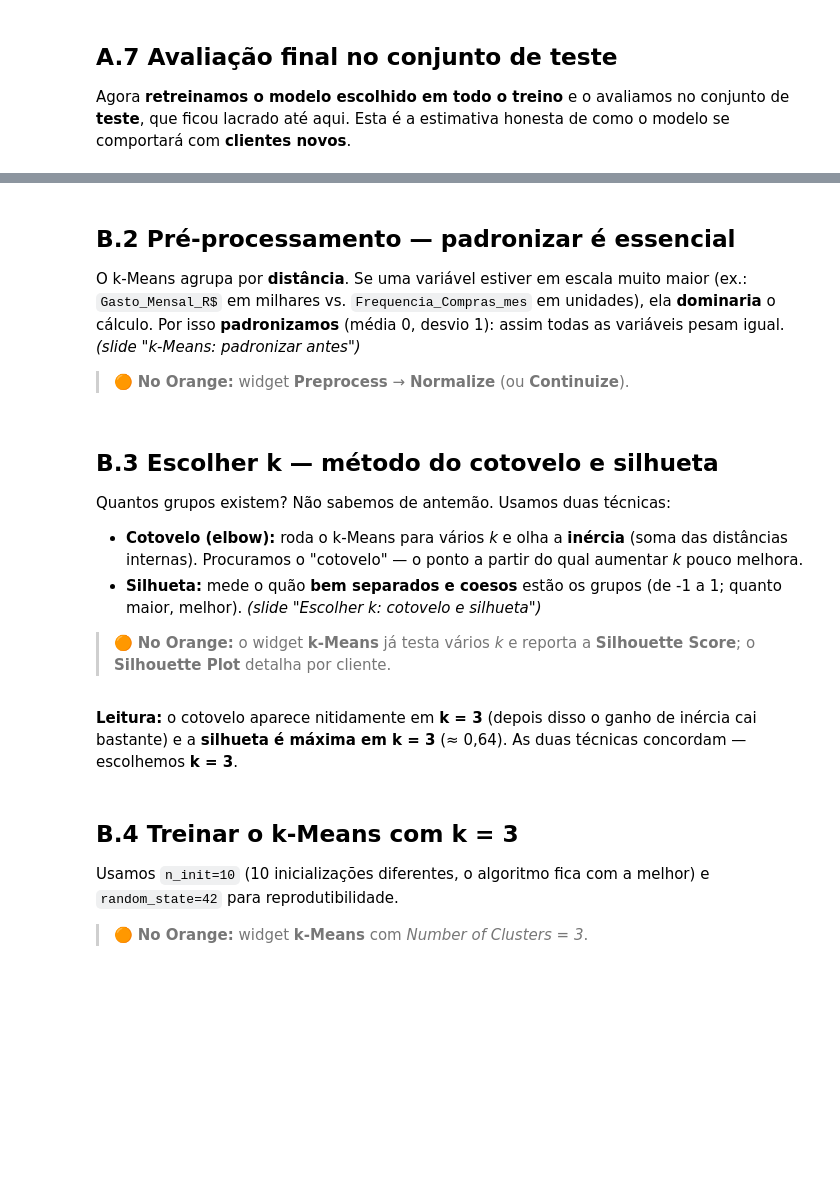
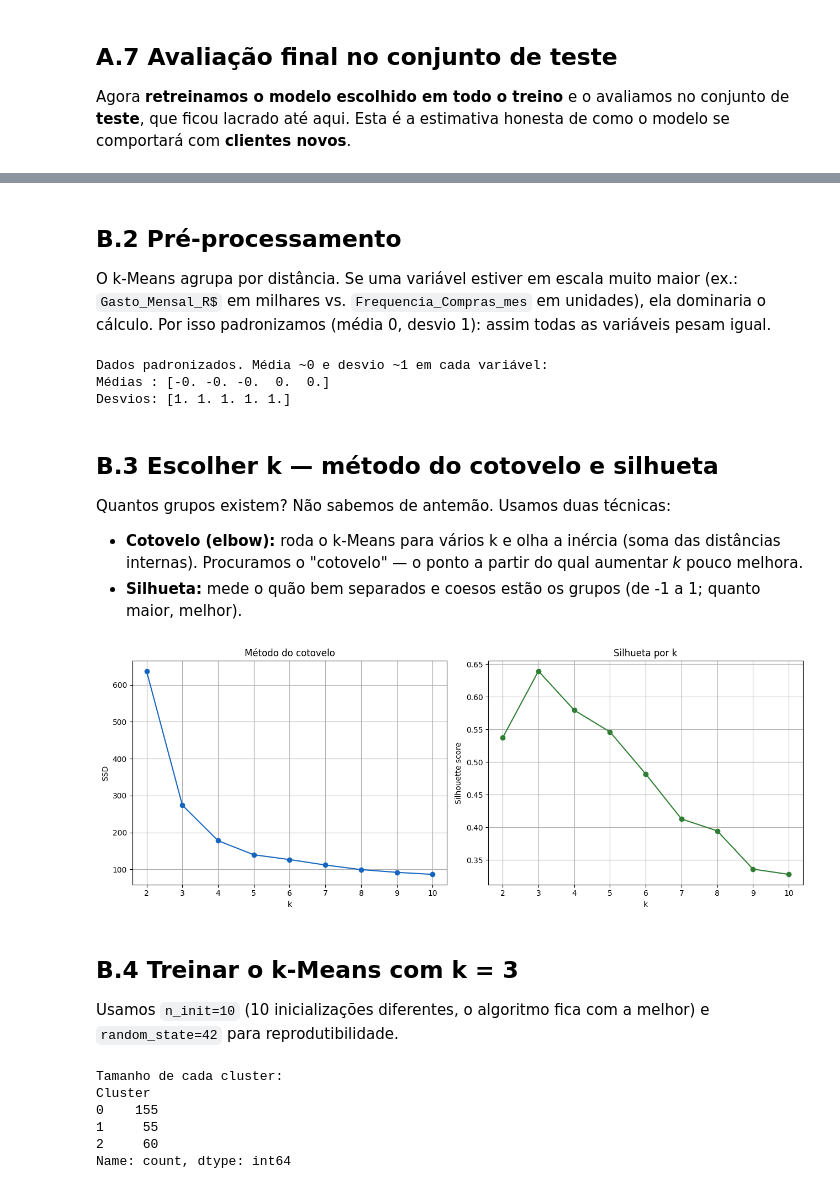
Before and after one commit to Otavio-Parraga/mba_tramontina, a Jupyter notebook: Notebooks/02_Treinamento_de_Modelos.ipynb, the cells around one changed output, grey strips where cells are left out. Drawn from its saved outputs; the diff is of its cells as text; code cells hidden in the pictures; blank space fills up the shorter version.

```diff
--- a/Notebooks/02_Treinamento_de_Modelos.ipynb
+++ b/Notebooks/02_Treinamento_de_Modelos.ipynb
@@ -603,5 +506,5 @@ agrupar) e `ID_Cliente` é identificador.
 # %%
-clustering = carregar_csv("tramontina_clustering.csv")
+clustering = carregar_csv("../Dados/tramontina_clustering.csv")
 print("Formato:", clustering.shape)
 clustering.head()
 # %% [output]
@@ -620,12 +541,7 @@ Xc.describe().round(2)
 # %% [markdown]
-## B.2 Pré-processamento — padronizar é essencial
+## B.2 Pré-processamento
 
-O k-Means agrupa por **distância**. Se uma variável estiver em escala muito maior (ex.:
-`Gasto_Mensal_R$` em milhares vs. `Frequencia_Compras_mes` em unidades), ela
-**dominaria** o cálculo. Por isso **padronizamos** (média 0, desvio 1): assim todas as
-variáveis pesam igual. *(slide "k-Means: padronizar antes")*
-
-> 🟠 **No Orange:** widget **Preprocess** → **Normalize** (ou **Continuize**).
+O k-Means agrupa por distância. Se uma variável estiver em escala muito maior (ex.: `Gasto_Mensal_R$` em milhares vs. `Frequencia_Compras_mes` em unidades), ela dominaria o cálculo. Por isso padronizamos (média 0, desvio 1): assim todas as variáveis pesam igual.
 # %%
 from sklearn.preprocessing import StandardScaler
 
@@ -634,55 +550,45 @@ Xc_pad = escalador.fit_transform(Xc)
 print("Dados padronizados. Média ~0 e desvio ~1 em cada variável:")
 print("Médias :", np.round(Xc_pad.mean(axis=0), 2))
 print("Desvios:", np.round(Xc_pad.std(axis=0), 2))
+# %% [output]
+Dados padronizados. Média ~0 e desvio ~1 em cada variável:
+Médias : [-0. -0. -0.  0.  0.]
+Desvios: [1. 1. 1. 1. 1.]
 # %% [markdown]
 ## B.3 Escolher k — método do cotovelo e silhueta
 
 Quantos grupos existem? Não sabemos de antemão. Usamos duas técnicas:
 
-- **Cotovelo (elbow):** roda o k-Means para vários *k* e olha a **inércia** (soma das
-  distâncias internas). Procuramos o "cotovelo" — o ponto a partir do qual aumentar *k*
-  pouco melhora.
-- **Silhueta:** mede o quão **bem separados e coesos** estão os grupos (de -1 a 1; quanto
-  maior, melhor). *(slide "Escolher k: cotovelo e silhueta")*
-
-> 🟠 **No Orange:** o widget **k-Means** já testa vários *k* e reporta a **Silhouette
-> Score**; o **Silhouette Plot** detalha por cliente.
+- **Cotovelo (elbow):** roda o k-Means para vários k e olha a inércia (soma das distâncias internas). Procuramos o "cotovelo" — o ponto a partir do qual aumentar *k* pouco melhora.
+- **Silhueta:** mede o quão bem separados e coesos estão os grupos (de -1 a 1; quanto maior, melhor).
 # %%
 from sklearn.cluster import KMeans
 from sklearn.metrics import silhouette_score
 
 ks = range(2, 11)
 inercias, silhuetas = [], []
 for k in ks:
     km = KMeans(n_clusters=k, random_state=RANDOM_STATE, n_init=10).fit(Xc_pad)
     inercias.append(km.inertia_)
     silhuetas.append(silhouette_score(Xc_pad, km.labels_))
 
 fig, (ax1, ax2) = plt.subplots(1, 2, figsize=(13, 5))
 ax1.plot(list(ks), inercias, "o-", color="#1565c0")
 ax1.set_title("Método do cotovelo")
 ax1.set_xlabel("k")
-ax1.set_ylabel("Inércia")
+ax1.set_ylabel("SSD")
 ax2.plot(list(ks), silhuetas, "o-", color="#2e7d32")
 ax2.set_title("Silhueta por k")
 ax2.set_xlabel("k")
 ax2.set_ylabel("Silhouette score")
 plt.tight_layout()
 plt.show()
-
-for k, s in zip(ks, silhuetas):
-    print(f"k={k}  silhueta={s:.3f}")
+# %% [output]
+[figure, added]
-# %% [markdown]
-**Leitura:** o cotovelo aparece nitidamente em **k = 3** (depois disso o ganho de
-inércia cai bastante) e a **silhueta é máxima em k = 3** (≈ 0,64). As duas técnicas
-concordam — escolhemos **k = 3**.
 # %% [markdown]
 ## B.4 Treinar o k-Means com k = 3
 
-Usamos `n_init=10` (10 inicializações diferentes, o algoritmo fica com a melhor) e
-`random_state=42` para reprodutibilidade.
-
-> 🟠 **No Orange:** widget **k-Means** com *Number of Clusters = 3*.
+Usamos `n_init=10` (10 inicializações diferentes, o algoritmo fica com a melhor) e `random_state=42` para reprodutibilidade.
 # %%
 K_ESCOLHIDO = 3
 kmeans = KMeans(n_clusters=K_ESCOLHIDO, random_state=RANDOM_STATE, n_init=10)
@@ -690,6 +596,13 @@ clustering["Cluster"] = kmeans.fit_predict(Xc_pad)
 
 print("Tamanho de cada cluster:")
 print(clustering["Cluster"].value_counts().sort_index())
+# %% [output]
+Tamanho de cada cluster:
+Cluster
+0    155
+1     55
+2     60
+Name: count, dtype: int64
 # %% [markdown]
 ## B.5 Visualizar os grupos com PCA
 
```
Also changed, not shown: parts of 31 cells of this notebook, 3 other files.
